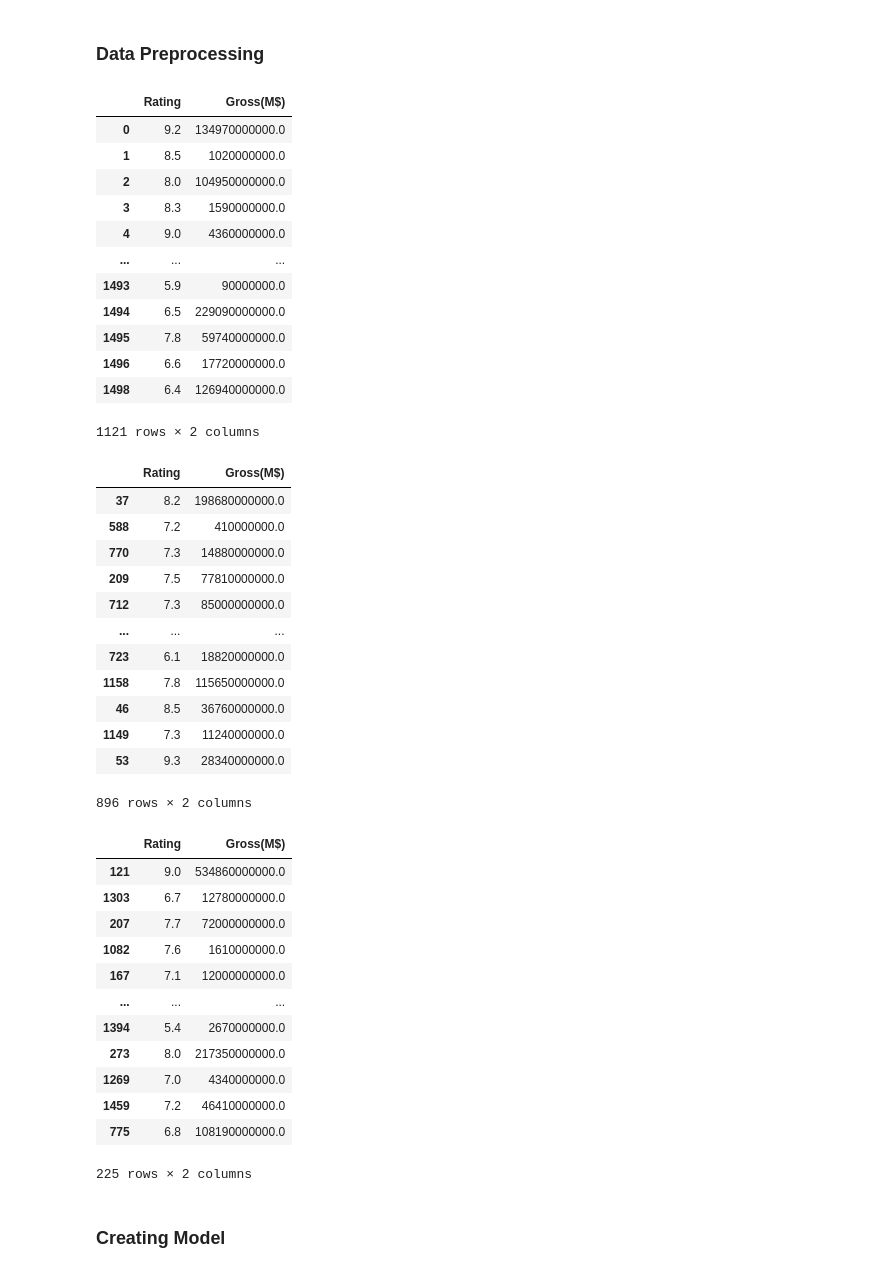
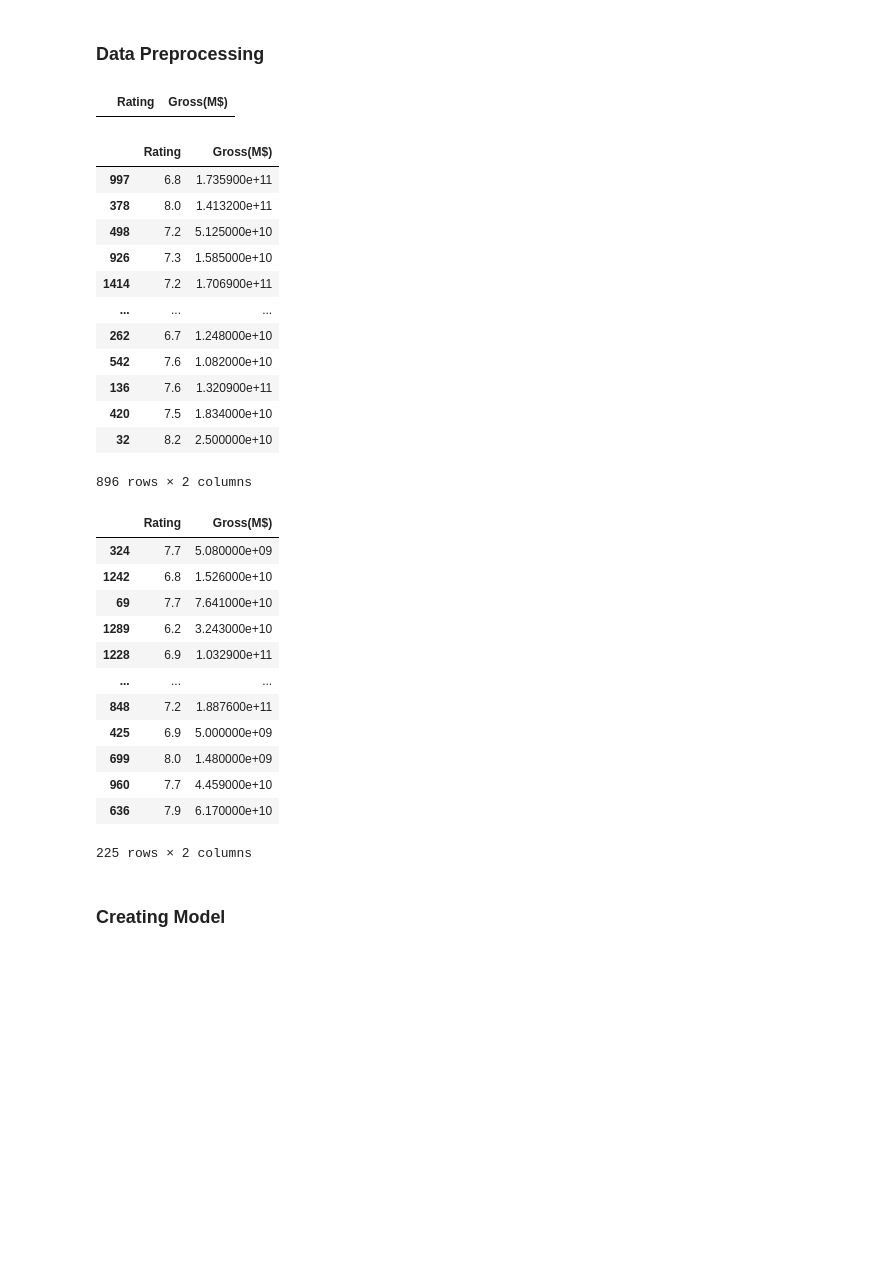
Before and after one commit to trandainien1/IntroDS_Final_Project, a Jupyter notebook: main.ipynb, the cells around one changed output. Drawn from its saved outputs; the diff is of its cells as text; code cells hidden in the pictures; blank space fills up the shorter version.

```diff
--- a/main.ipynb
+++ b/main.ipynb
@@ -974,30 +974,16 @@ filmdata_df.head()
 # %%
 def convertDolla2Int(series):
     value = [float(x[1:-1])  for x in series ]
     return value
 
 feature_cols = ['Rating', 'Gross(M$)']
 
 modeling_data = filmdata_df[feature_cols].copy()
-modeling_data['Gross(M$)'] = modeling_data['Gross(M$)'].fillna('$0M')
-modeling_data = modeling_data[~(modeling_data['Gross(M$)'] == '$0M')]
-modeling_data['Gross(M$)'] = modeling_data['Gross(M$)'] * 1000000000
+modeling_data['Gross(M$)'] = modeling_data['Gross(M$)'].fillna(0)
+modeling_data = modeling_data[~(modeling_data['Gross(M$)'] == 0)]
 modeling_data.Rating = modeling_data.Rating.fillna(0.0)
-modeling_data
 # %% [output]
 |  | Rating | Gross(M$) |
-| 0 | 9.2 | 134970000000.0 |
-| 1 | 8.5 | 1020000000.0 |
-| 2 | 8.0 | 104950000000.0 |
-| 3 | 8.3 | 1590000000.0 |
-| 4 | 9.0 | 4360000000.0 |
-| ... | ... | ... |
-| 1493 | 5.9 | 90000000.0 |
-| 1494 | 6.5 | 229090000000.0 |
-| 1495 | 7.8 | 59740000000.0 |
-| 1496 | 6.6 | 17720000000.0 |
-| 1498 | 6.4 | 126940000000.0 |
-1121 rows × 2 columns
 # %%
 X, y = modeling_data.drop(['Gross(M$)'], axis= 1), modeling_data['Gross(M$)']
 X_train, X_test, y_train, y_test = train_test_split(X, y, test_size= 0.2)
@@ -1006,34 +992,34 @@ train_data = X_train.join(y_train)
 train_data
 # %% [output]
 |  | Rating | Gross(M$) |
-| 37 | 8.2 | 198680000000.0 |
-| 588 | 7.2 | 410000000.0 |
-| 770 | 7.3 | 14880000000.0 |
-| 209 | 7.5 | 77810000000.0 |
-| 712 | 7.3 | 85000000000.0 |
+| 997 | 6.8 | 1.735900e+11 |
+| 378 | 8.0 | 1.413200e+11 |
+| 498 | 7.2 | 5.125000e+10 |
+| 926 | 7.3 | 1.585000e+10 |
+| 1414 | 7.2 | 1.706900e+11 |
 | ... | ... | ... |
-| 723 | 6.1 | 18820000000.0 |
-| 1158 | 7.8 | 115650000000.0 |
-| 46 | 8.5 | 36760000000.0 |
-| 1149 | 7.3 | 11240000000.0 |
-| 53 | 9.3 | 28340000000.0 |
+| 262 | 6.7 | 1.248000e+10 |
+| 542 | 7.6 | 1.082000e+10 |
+| 136 | 7.6 | 1.320900e+11 |
+| 420 | 7.5 | 1.834000e+10 |
+| 32 | 8.2 | 2.500000e+10 |
 896 rows × 2 columns
 # %%
 test_data = X_test.join(y_test)
 test_data
 # %% [output]
 |  | Rating | Gross(M$) |
-| 121 | 9.0 | 534860000000.0 |
-| 1303 | 6.7 | 12780000000.0 |
-| 207 | 7.7 | 72000000000.0 |
-| 1082 | 7.6 | 1610000000.0 |
-| 167 | 7.1 | 12000000000.0 |
+| 324 | 7.7 | 5.080000e+09 |
+| 1242 | 6.8 | 1.526000e+10 |
+| 69 | 7.7 | 7.641000e+10 |
+| 1289 | 6.2 | 3.243000e+10 |
+| 1228 | 6.9 | 1.032900e+11 |
 | ... | ... | ... |
-| 1394 | 5.4 | 2670000000.0 |
-| 273 | 8.0 | 217350000000.0 |
-| 1269 | 7.0 | 4340000000.0 |
-| 1459 | 7.2 | 46410000000.0 |
-| 775 | 6.8 | 108190000000.0 |
+| 848 | 7.2 | 1.887600e+11 |
+| 425 | 6.9 | 5.000000e+09 |
+| 699 | 8.0 | 1.480000e+09 |
+| 960 | 7.7 | 4.459000e+10 |
+| 636 | 7.9 | 6.170000e+10 |
 225 rows × 2 columns
 # %% [markdown]
 ### Creating Model
```
Also changed, not shown: parts of 6 cells of this notebook.
